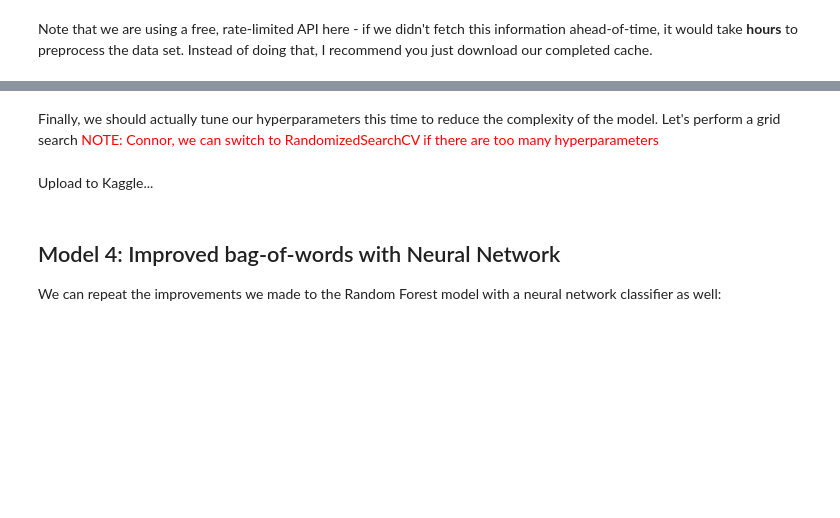
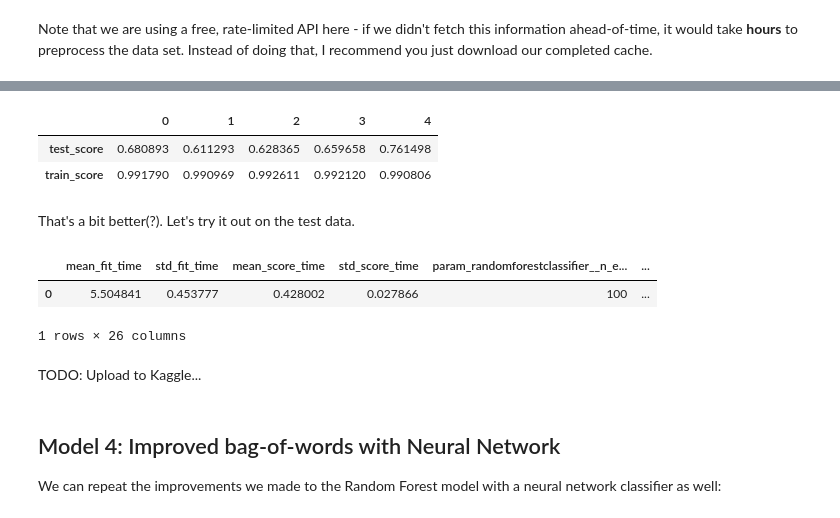
Before and after one commit to thehashtableslasher/ece6420_final, a Jupyter notebook: Report.ipynb, the cells around one changed output, grey strips where cells are left out. Saved outputs shown, nothing was run; the diff lists cells and outputs as text; code cells hidden in the pictures; blank space fills up the shorter version.

```diff
--- a/Report.ipynb
+++ b/Report.ipynb
@@ -271,11 +284,10 @@ class GeopyLocator(BaseEstimator, TransformerMixin):
         except FileNotFoundError:
             self.cache = {}
 
-        self.backend = backend
-        self.geolocator = None
+        self.geolocator_ = None
 
     def fit(self, X, y=None):
-        self.geolocator = self.backend(user_agent="ece_6420_final", timeout=10)
+        self.geolocator_ = self.backend(user_agent="ece_6420_final", timeout=10)
         return self
 
     def transform(self, X, y=None):
@@ -295,7 +307,7 @@ class GeopyLocator(BaseEstimator, TransformerMixin):
                     print(f"Geolocating \"{x}\"...")
 
                     if x.strip(): # Special case: geolocator crashes on all-whitespace strings
-                        location = self.geolocator.geocode(x)
+                        location = self.geolocator_.geocode(x)
                     else:
                         location = None
                     dirty = True
@@ -316,7 +328,7 @@ class GeopyLocator(BaseEstimator, TransformerMixin):
 
     def __getstate__(self):
         # Geopy locators aren't pickle-able, so discard them here
-        self.geolocator = None
+        self.geolocator_ = None
         return self.__dict__
 
 GeopyLocator.__module__ = "builtins"
@@ -454,0 +416,27 @@ pd.DataFrame(results).T
+# %%
+from pprint import pp
+from joblib import parallel_backend
+from sklearn.model_selection import RandomizedSearchCV
+
+N_ITER = 1 # May want to decrease if running locally
+
+# Connor: Add params here as you see fit
+param_grid = {
+    "columntransformer__pipeline-1__countvectorizer__max_features": [1000, 10000, 100000, 1000000],
+    "columntransformer__pipeline-1__truncatedsvd__n_components": [50, 100, 250, 500, 1000],
+    "randomforestclassifier__n_estimators": [25, 50, 100, 250],
+    "randomforestclassifier__criterion": ["gini", "entropy"],
+    "randomforestclassifier__max_features": ["sqrt", "log2"],
+    "randomforestclassifier__max_depth": [2, 3, 5, 8, 13, None]
+}
+
+
+# Note: you will need to change "multiprocessing" to "threading" on Windows
+#with parallel_backend("multiprocessing", n_jobs=-1):
+if True:
+    cv = RandomizedSearchCV(make_pipeline(ct, RandomForestClassifier(random_state=123)), param_grid, n_iter=N_ITER, cv=5, return_train_score=True, random_state=123)
+    cv.fit(X_train, y_train)
+
+print("Best parameters:")
+pp(cv.best_params_)
+print(f"\nBest cross-validation score: {cv.best_score_}")
@@ -455,2 +453,11 @@ pd.DataFrame(results).T
+# %%
+pd.DataFrame({
+    "test_score": [cv.cv_results_[f"split{i}_test_score"][cv.best_index_] for i in range(5)],
+    "train_score": [cv.cv_results_[f"split{i}_train_score"][cv.best_index_] for i in range(5)],
+}).T
+# %% [output]
+|  | 0 | 1 | 2 | 3 | 4 |
+| test_score | 0.680893 | 0.611293 | 0.628365 | 0.659658 | 0.761498 |
+| train_score | 0.991790 | 0.990969 | 0.992611 | 0.992120 | 0.990806 |
 # %% [markdown]
-Finally, we should actually tune our hyperparameters this time to reduce the complexity of the model. Let's perform a grid search <font color="red">NOTE: Connor, we can switch to RandomizedSearchCV if there are too many hyperparameters</font>
+That's a bit better(?). Let's try it out on the test data.
@@ -463,5 +464,15 @@ Finally, we should actually tune our hyperparameters this time to reduce the com
+# %%
+y_test = cv.predict(X_test)
+
+df_result = pd.DataFrame({"id": X_test["id"], "target": y_test})
+df_result.set_index("id", inplace=True)
+df_result.to_csv("3_randomforest_improved.csv")
+# %% [output]
+|  | mean_fit_time | std_fit_time | mean_score_time | std_score_time | param_randomforestclassifier__n_e... | ... |
+| 0 | 5.504841 | 0.453777 | 0.428002 | 0.027866 | 100 | ... |
+1 rows × 26 columns
 # %% [markdown]
-Upload to Kaggle...
+TODO: Upload to Kaggle...
 # %% [markdown]
 ## Model 4: Improved bag-of-words with Neural Network
 
```
Also changed, not shown: parts of 25 cells of this notebook, 1 other file.
